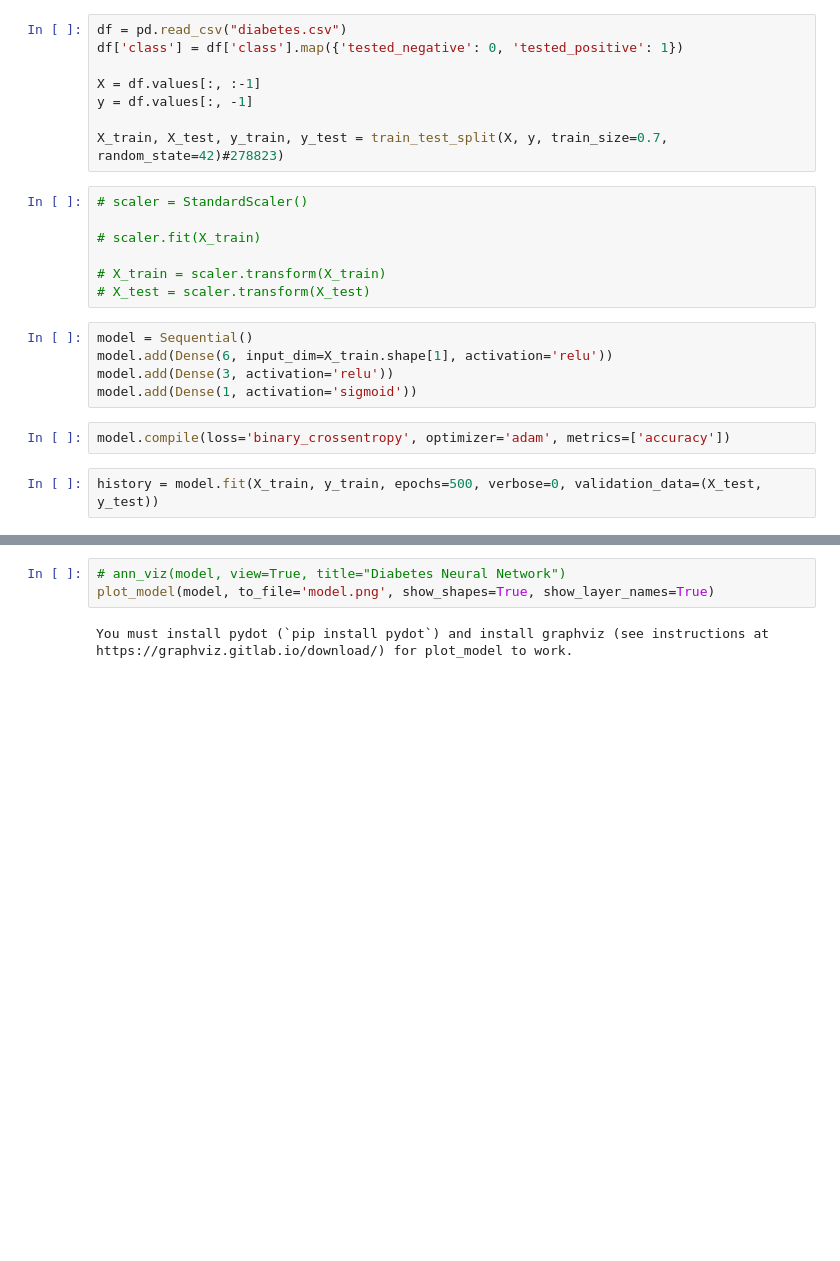
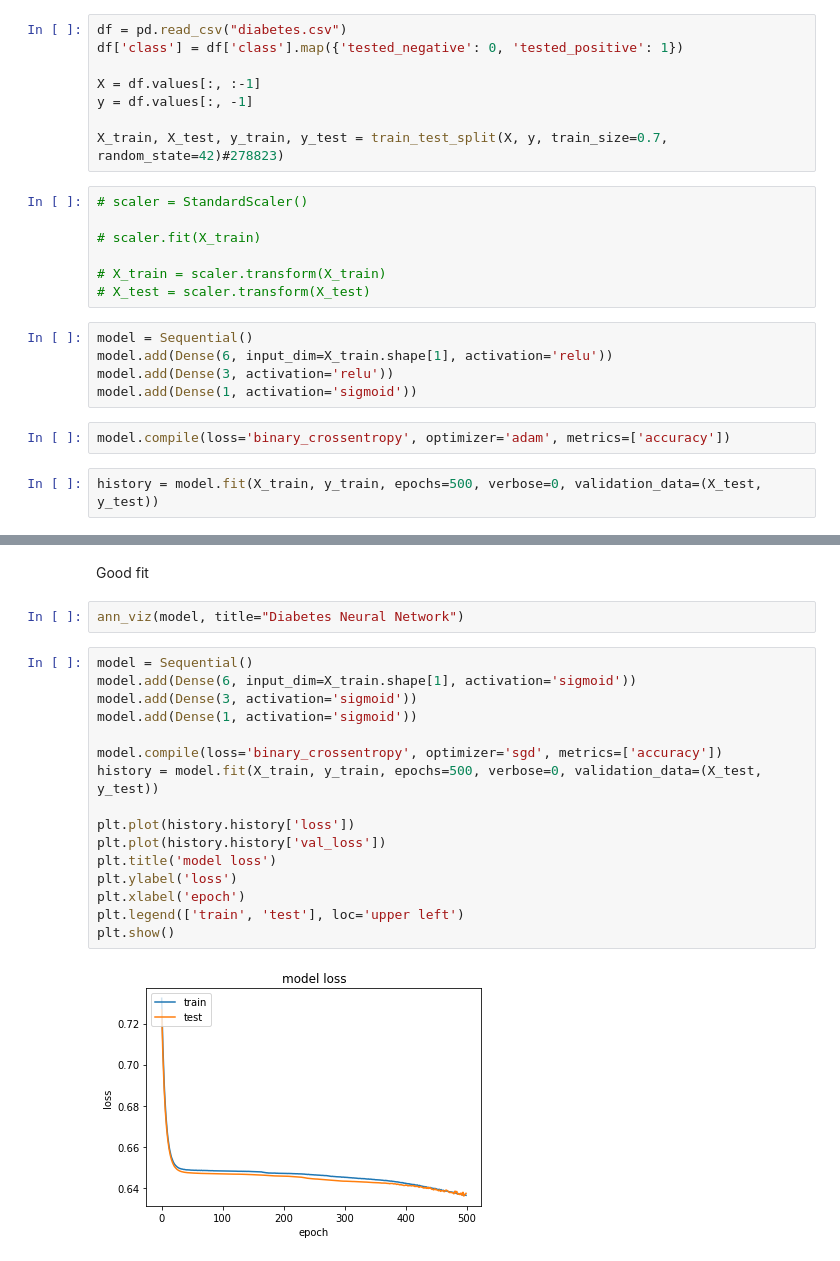
Before and after one commit to szymon-kalkowski/computational-intelligence, a Jupyter notebook: lab06/zad4.ipynb, the cells around one changed output, grey strips where cells are left out. Drawn from its saved outputs; the diff is of its cells as text; blank space fills up the shorter version.

```diff
--- a/lab06/zad4.ipynb
+++ b/lab06/zad4.ipynb
@@ -67,5 +63,22 @@ plt.show()
-# %%
-# ann_viz(model, view=True, title="Diabetes Neural Network")
-plot_model(model, to_file='model.png', show_shapes=True, show_layer_names=True)
-# %% [output]
-You must install pydot (`pip install pydot`) and install graphviz (see instructions at https://graphviz.gitlab.io/download/) for plot_model to work.
+# %% [markdown]
+Good fit
+# %%
+ann_viz(model, title="Diabetes Neural Network")
+# %%
+model = Sequential()
+model.add(Dense(6, input_dim=X_train.shape[1], activation='sigmoid'))
+model.add(Dense(3, activation='sigmoid'))
+model.add(Dense(1, activation='sigmoid'))
+
+model.compile(loss='binary_crossentropy', optimizer='sgd', metrics=['accuracy'])
+history = model.fit(X_train, y_train, epochs=500, verbose=0, validation_data=(X_test, y_test))
+
+plt.plot(history.history['loss'])
+plt.plot(history.history['val_loss'])
+plt.title('model loss')
+plt.ylabel('loss')
+plt.xlabel('epoch')
+plt.legend(['train', 'test'], loc='upper left')
+plt.show()
+# %% [output]
+[figure, added]
```
Also changed, not shown: parts of 10 cells of this notebook, 2 other files.
